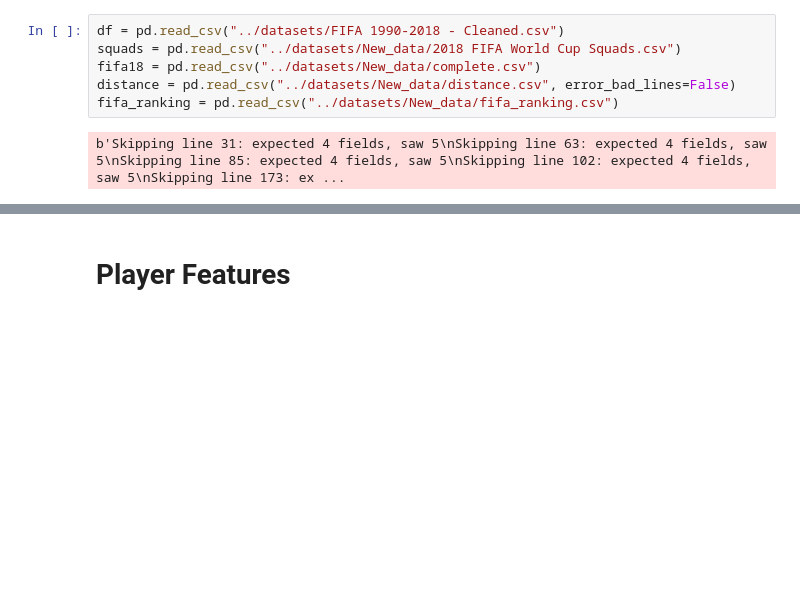
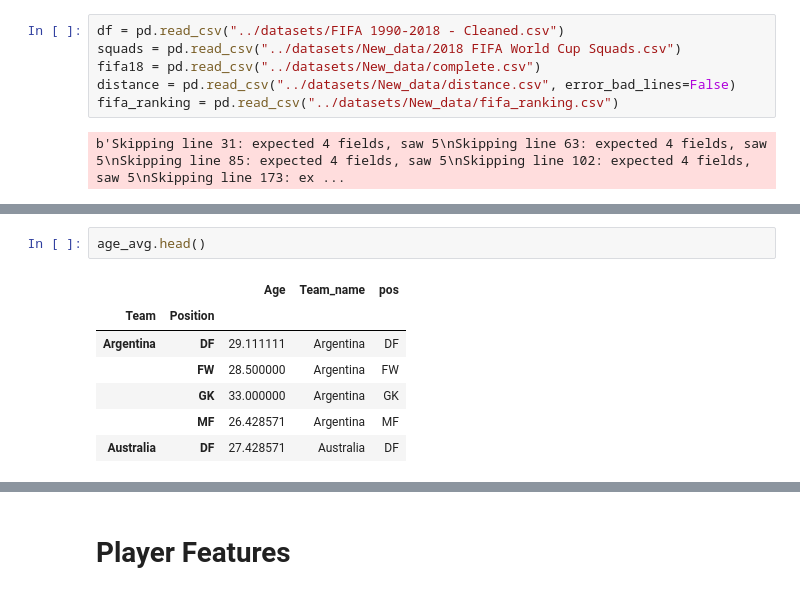
Before and after one commit to Milad-abbaszadeh/DataScienceProject, a Jupyter notebook: Milad_code/Final.ipynb, the cells around one changed output, grey strips where cells are left out. Cells and saved outputs as stored; diff of their text form; blank space fills up the shorter version.

```diff
--- a/Milad_code/Final.ipynb
+++ b/Milad_code/Final.ipynb
@@ -67,0 +107,10 @@ g2.to_csv("./team_avg_age.csv",sep="\t")
+# %%
+age_avg.head()
+# %% [output]
+|  |  | Age | Team_name | pos |
+| Team | Position |  |  |  |
+| Argentina | DF | 29.111111 | Argentina | DF |
+|  | FW | 28.500000 | Argentina | FW |
+|  | GK | 33.000000 | Argentina | GK |
+|  | MF | 26.428571 | Argentina | MF |
+| Australia | DF | 27.428571 | Australia | DF |
```
Also changed, not shown: parts of 47 cells of this notebook, 5 other files.
